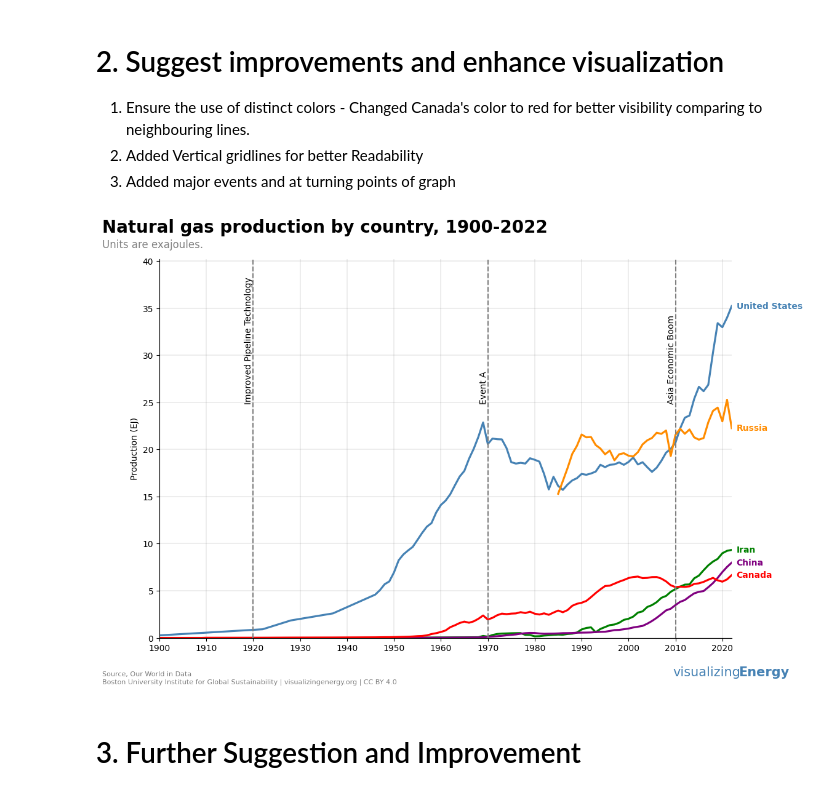
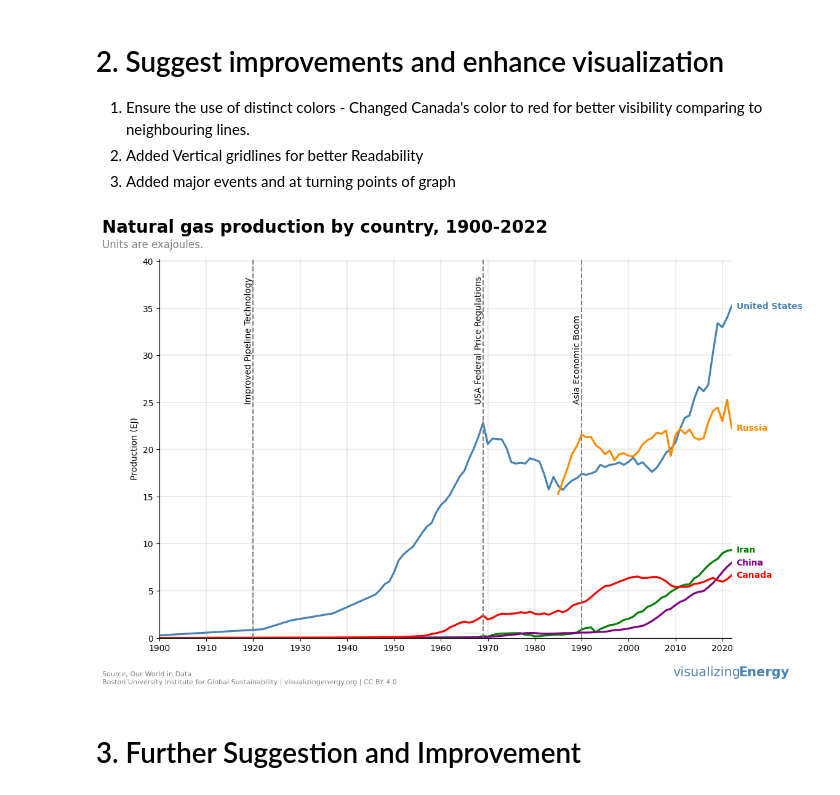
Before and after one commit to chanopsethiwan/NaturalGasVisualisation, a Jupyter notebook: src/data_analysis.ipynb, the cells around one changed output. Cells and saved outputs as stored; diff of their text form; code cells hidden in the pictures.

Commit message:
Changed the year for Asia economic boom to 1990

```diff
--- a/src/data_analysis.ipynb
+++ b/src/data_analysis.ipynb
@@ -136,36 +136,36 @@ plt.text(x = 1.1, y = -0.1, s = "Energy", fontsize = 15, ha = "right", color = "
 
 # Remove the legend
 ax.get_legend().remove()
 
 for country, color in palette.items():
     # Get the last value in the 'year' and 'Production (EJ)' for the specific country
     last_data = df_pivot[df_pivot['country'] == country].sort_values('year').iloc[-1]
     # Capitalize the first letter, replace underscores, and bold the text without LaTeX
     country_label = country.replace('_', ' ').title()
     plt.text(
         last_data['year'] + 1, last_data['Production (EJ)'], f"{country_label}",
         color=color, va='center', fontweight='bold'
     )
 
 #Add vertical lines and annotations for key events
 key_events = {
     1920 : 'Improved Pipeline Technology',
-    1970 : 'Event A',
-    2010 : 'Asia Economic Boom'
+    1969 : 'USA Federal Price Regulations',
+    1990 : 'Asia Economic Boom'
 }
 
 for date, event in key_events.items():
     plt.axvline(date, color = "gray", linestyle = '--')
     plt.text(x = date, y = 25, s = event, fontsize = 10, ha = "right", color = "Black", rotation = "vertical")
 
 plt.xlim(1900, df_pivot['year'].max())
 plt.ylim(0, df_pivot['Production (EJ)'].max() + 5)
 ax.set_xlabel('')
 
 # Showing the plot
 plt.show()
 # %% [output]
-[figure, old version]
+[figure, new version]
 # %% [markdown]
 # 3. Further Suggestion and Improvement
 # %% [markdown]
```
